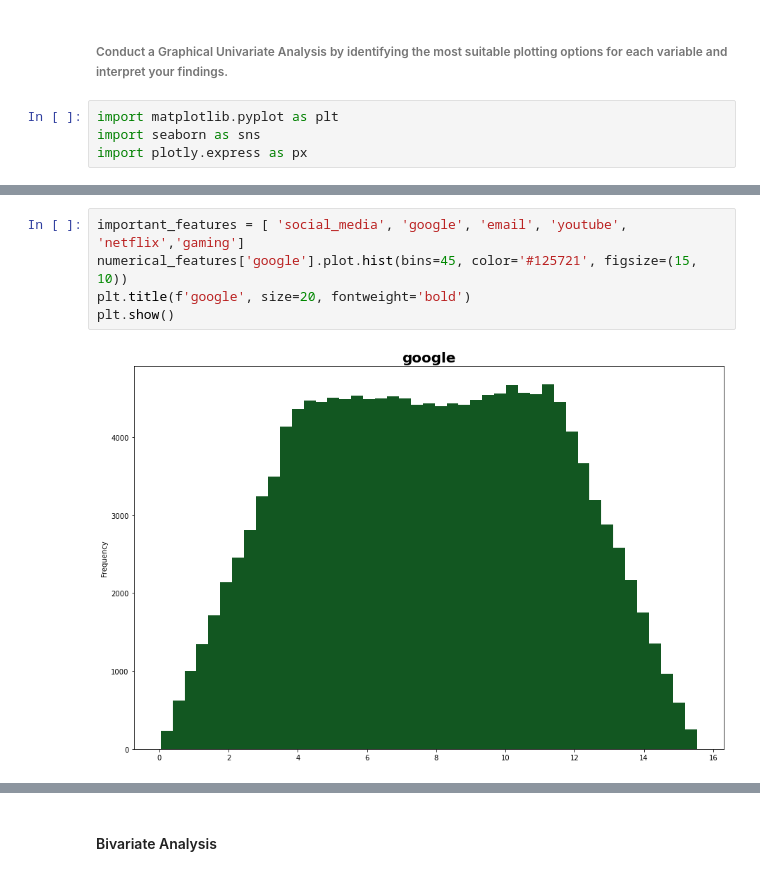
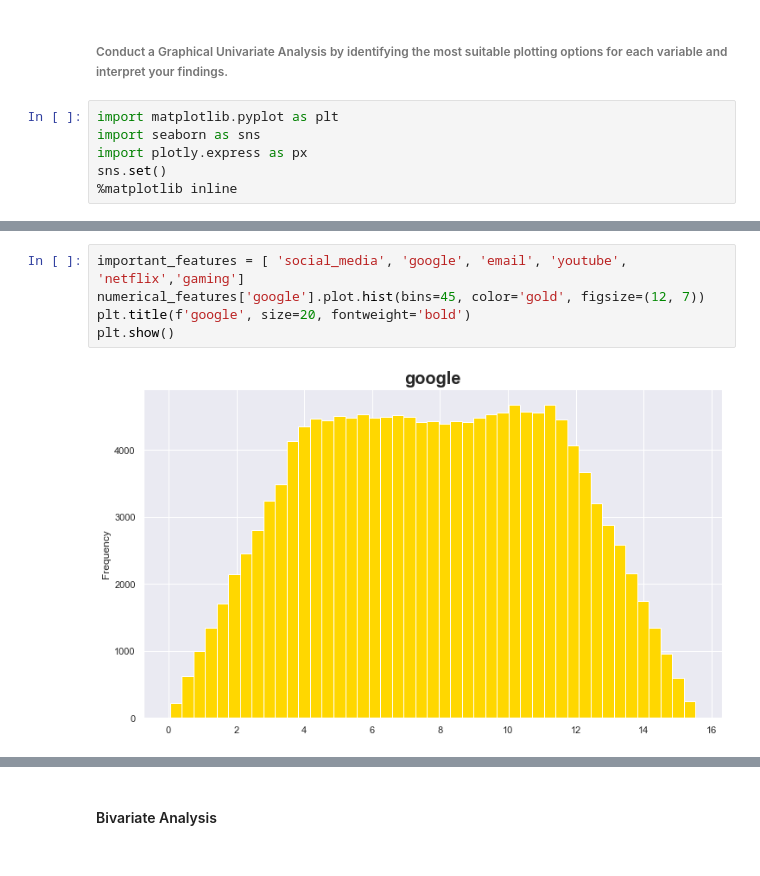
Before and after one commit to Melak2017/Telecommunication-Data-Analysis, a Jupyter notebook: Jup_Notebooks/Data_Exploration.ipynb, the cells around one changed output, grey strips where cells are left out. Drawn from its saved outputs; the diff is of its cells as text.

```diff
--- a/Jup_Notebooks/Data_Exploration.ipynb
+++ b/Jup_Notebooks/Data_Exploration.ipynb
@@ -216,3 +216,5 @@ cleann.to_csv("../Data/clean_telecom_data_source.csv", index = None,  header=Tru
 import matplotlib.pyplot as plt
 import seaborn as sns
 import plotly.express as px
+sns.set()
+%matplotlib inline
@@ -248,8 +248,8 @@ plt.show()
 # %%
 important_features = [ 'social_media', 'google', 'email', 'youtube', 'netflix','gaming']
-numerical_features['google'].plot.hist(bins=45, color='#125721', figsize=(15, 10))
+numerical_features['google'].plot.hist(bins=45, color='gold', figsize=(12, 7))
 plt.title(f'google', size=20, fontweight='bold')
 plt.show()
 # %% [output]
-[figure, old version]
+[figure, new version]
 # %%
```
Also changed, not shown: parts of 8 cells of this notebook.
